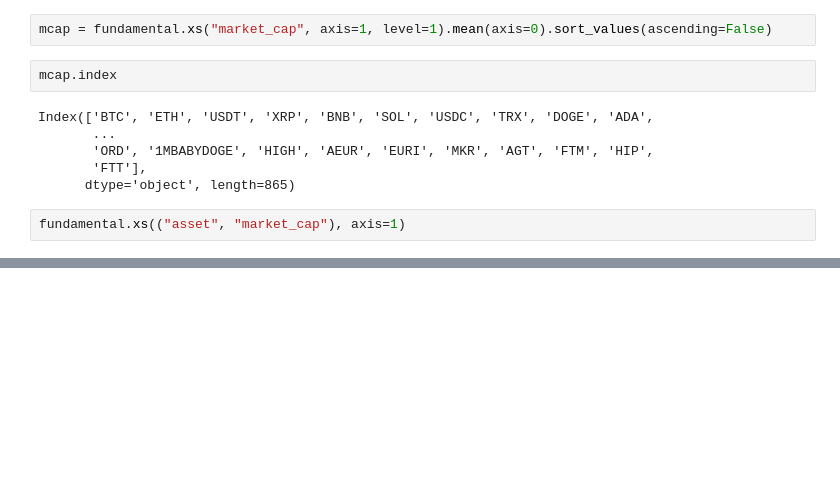
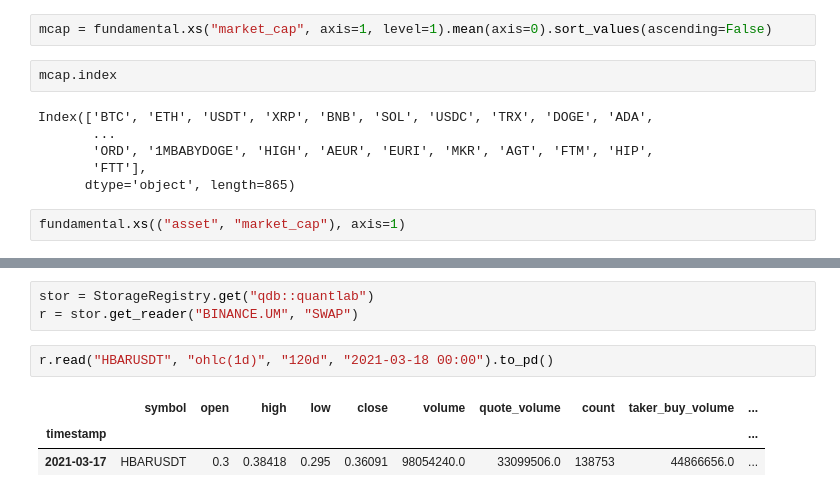
Before and after one commit to xLydianSoftware/Qubx, a Jupyter notebook: experiments/data/11.0 CCXT storage.ipynb, the cells around one changed output, grey strips where cells are left out. Saved outputs shown, nothing was run; the diff lists cells and outputs as text; blank space fills up the shorter version.

```diff
--- a/experiments/data/11.0 CCXT storage.ipynb
+++ b/experiments/data/11.0 CCXT storage.ipynb
@@ -212,0 +211,9 @@ StopIteration:
+# %%
+stor = StorageRegistry.get("qdb::quantlab")
+r = stor.get_reader("BINANCE.UM", "SWAP")
+# %%
+r.read("HBARUSDT", "ohlc(1d)", "120d", "2021-03-18 00:00").to_pd()
+# %% [output]
+|  | symbol | open | high | low | close | volume | quote_volume | count | taker_buy_volume | ... |
+| timestamp |  |  |  |  |  |  |  |  |  | ... |
+| 2021-03-17 | HBARUSDT | 0.3 | 0.38418 | 0.295 | 0.36091 | 98054240.0 | 33099506.0 | 138753 | 44866656.0 | ... |
```
Also changed, not shown: parts of 2 cells of this notebook, 7 other files.
